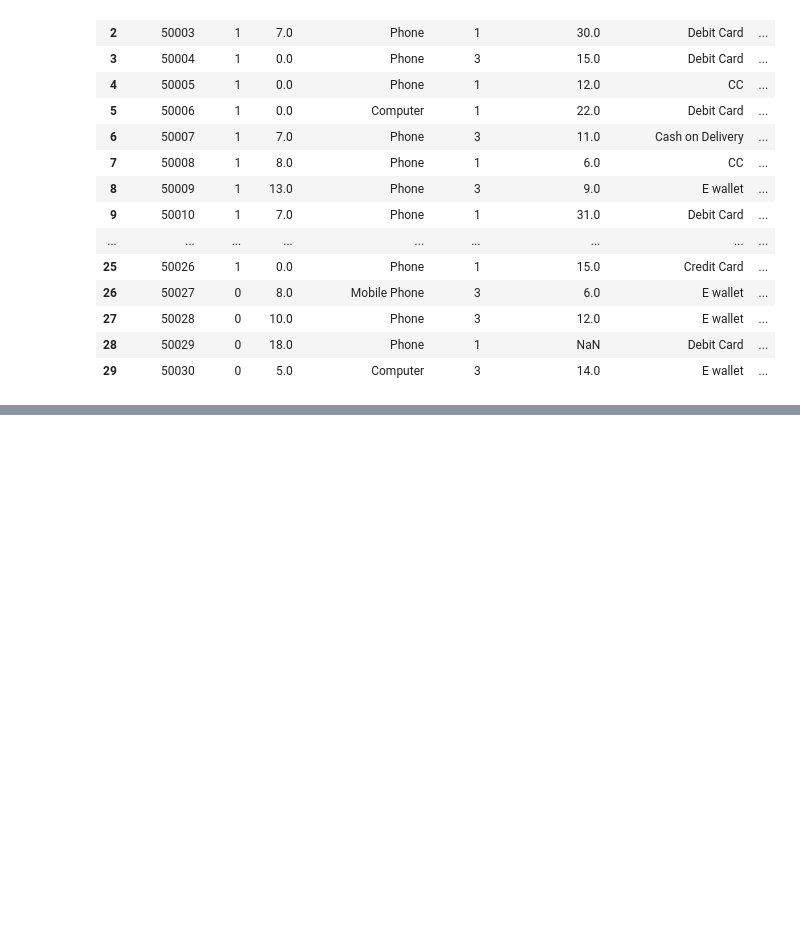
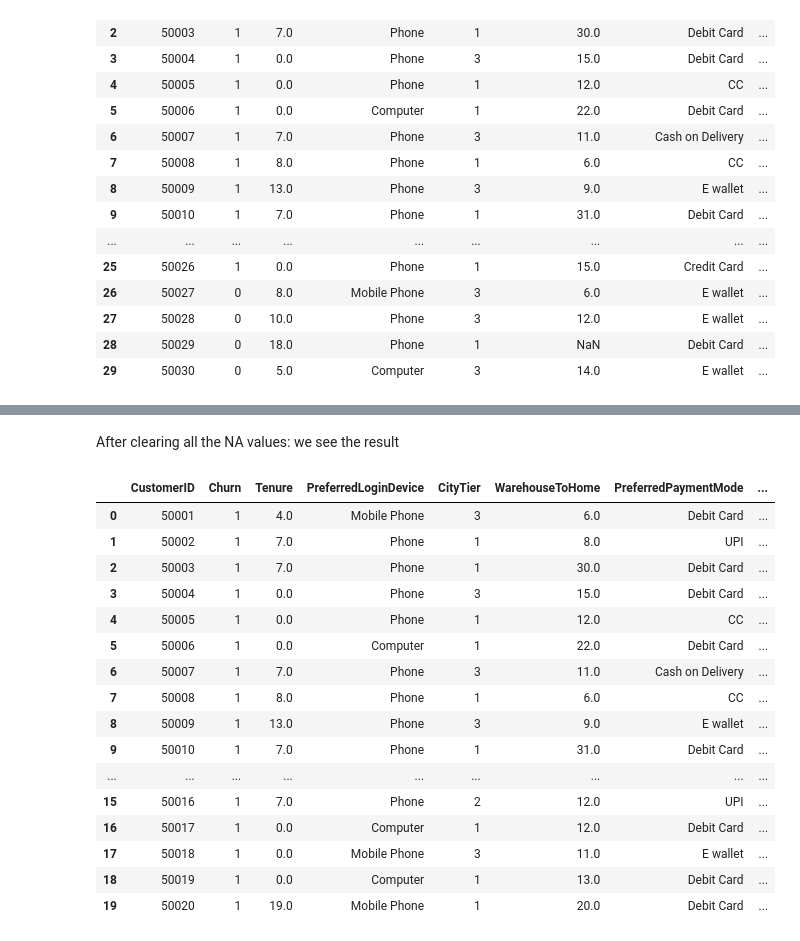
Before and after one commit to errortax/Thesis_1, a Jupyter notebook: work1.ipynb, the cells around one changed output, grey strips where cells are left out. Drawn from its saved outputs; the diff is of its cells as text; code cells hidden in the pictures; blank space fills up the shorter version.

Commit message:
all NA values handled

```diff
--- a/work1.ipynb
+++ b/work1.ipynb
@@ -123,0 +128,17 @@ df.head(30)
+# %%
+# Step 1: Calculate median HourSpendOnApp based on OrderCount & CouponUsed
+hour_median_by_group = df.groupby(["OrderCount", "CouponUsed"])["HourSpendOnApp"].median()
+
+# Step 2: Define function to fill missing values
+def impute_hours(row):
+    if pd.isna(row["HourSpendOnApp"]):
+        return hour_median_by_group.get((row["OrderCount"], row["CouponUsed"]), df["HourSpendOnApp"].median())
+    return row["HourSpendOnApp"]
+
+# Apply imputation function
+df["HourSpendOnApp"] = df.apply(impute_hours, axis=1)
+
+# Step 3: Ensure no NaN values remain
+df["HourSpendOnApp"].fillna(df["HourSpendOnApp"].median(), inplace=True)
+
+print(df["HourSpendOnApp"].isnull().sum())  # Should print 0 if all missing values are handled
@@ -123,0 +175,19 @@ df.head(30)
+# %%
+# Step 1: Calculate median OrderAmountHike based on OrderCount & CashbackAmount
+hike_median_by_group = df.groupby(["OrderCount"])["OrderAmountHikeFromlastYear"].median()
+
+# Step 2: Define function to fill missing values
+def impute_hike(row):
+    if pd.isna(row["OrderAmountHikeFromlastYear"]):
+        if row["Tenure"] < 2:  # New users likely have low hike
+            return 0.0
+        return hike_median_by_group.get(row["OrderCount"], df["OrderAmountHikeFromlastYear"].median())
+    return row["OrderAmountHikeFromlastYear"]
+
+# Apply imputation function
+df["OrderAmountHikeFromlastYear"] = df.apply(impute_hike, axis=1)
+
+# Step 3: Ensure no NaN values remain
+df["OrderAmountHikeFromlastYear"].fillna(df["OrderAmountHikeFromlastYear"].median(), inplace=True)
+
+print(df["OrderAmountHikeFromlastYear"].isnull().sum())  # Should print 0 if all missing values are handled
@@ -123,0 +488,22 @@ df.head(30)
+# %% [markdown]
+After clearing all the NA values: we see the result
+# %%
+df.head(20)
+# %% [output]
+|  | CustomerID | Churn | Tenure | PreferredLoginDevice | CityTier | WarehouseToHome | PreferredPaymentMode | ... |
+| 0 | 50001 | 1 | 4.0 | Mobile Phone | 3 | 6.0 | Debit Card | ... |
+| 1 | 50002 | 1 | 7.0 | Phone | 1 | 8.0 | UPI | ... |
+| 2 | 50003 | 1 | 7.0 | Phone | 1 | 30.0 | Debit Card | ... |
+| 3 | 50004 | 1 | 0.0 | Phone | 3 | 15.0 | Debit Card | ... |
+| 4 | 50005 | 1 | 0.0 | Phone | 1 | 12.0 | CC | ... |
+| 5 | 50006 | 1 | 0.0 | Computer | 1 | 22.0 | Debit Card | ... |
+| 6 | 50007 | 1 | 7.0 | Phone | 3 | 11.0 | Cash on Delivery | ... |
+| 7 | 50008 | 1 | 8.0 | Phone | 1 | 6.0 | CC | ... |
+| 8 | 50009 | 1 | 13.0 | Phone | 3 | 9.0 | E wallet | ... |
+| 9 | 50010 | 1 | 7.0 | Phone | 1 | 31.0 | Debit Card | ... |
+| ... | ... | ... | ... | ... | ... | ... | ... | ... |
+| 15 | 50016 | 1 | 7.0 | Phone | 2 | 12.0 | UPI | ... |
+| 16 | 50017 | 1 | 0.0 | Computer | 1 | 12.0 | Debit Card | ... |
+| 17 | 50018 | 1 | 0.0 | Mobile Phone | 3 | 11.0 | E wallet | ... |
+| 18 | 50019 | 1 | 0.0 | Computer | 1 | 13.0 | Debit Card | ... |
+| 19 | 50020 | 1 | 19.0 | Mobile Phone | 1 | 20.0 | Debit Card | ... |
```
Also changed, not shown: parts of 18 cells of this notebook.
